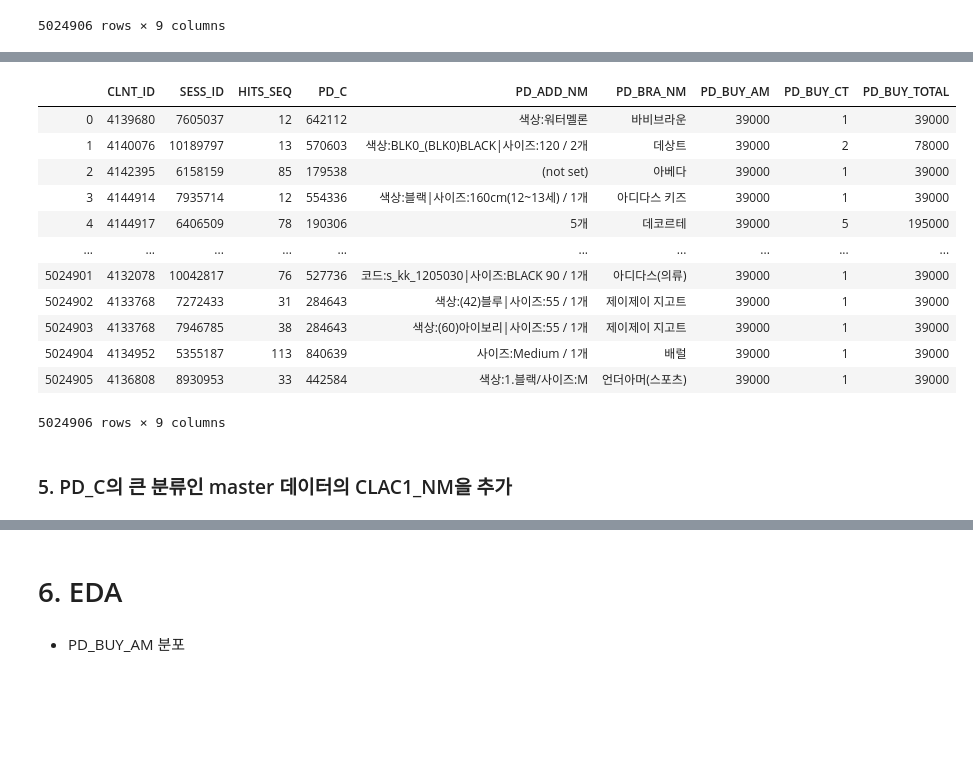
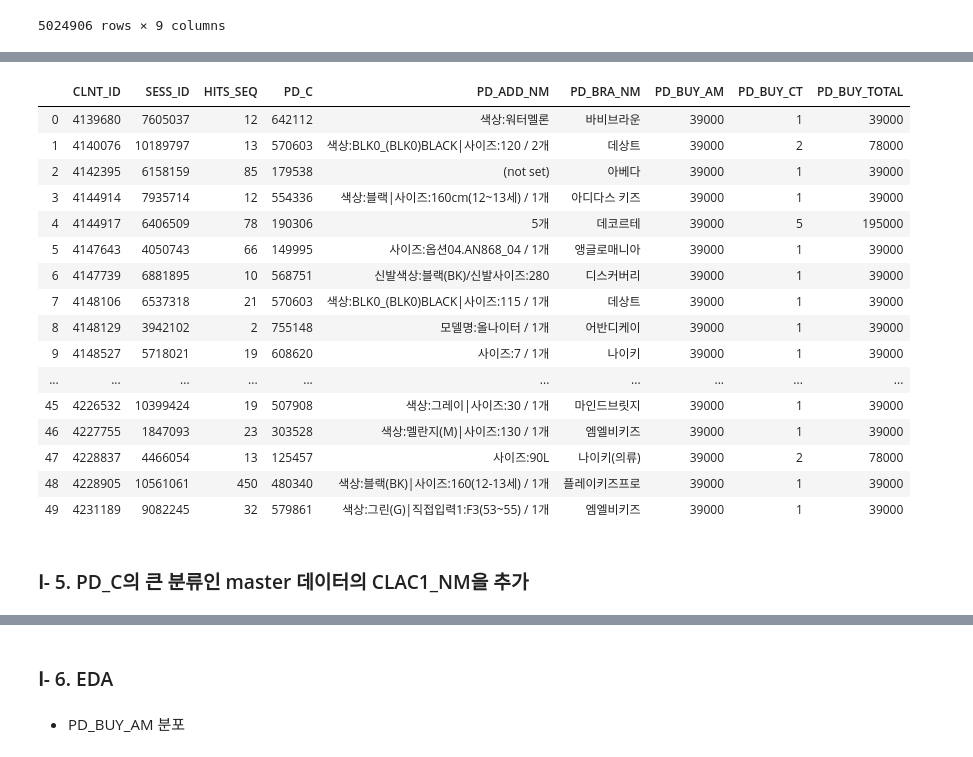
Before and after one commit to meucham11/Python3, a Jupyter notebook: Project/lpoint/lpoint.ipynb, the cells around one changed output, grey strips where cells are left out. Saved outputs shown, nothing was run; the diff lists cells and outputs as text; code cells hidden in the pictures; blank space fills up the shorter version.

```diff
--- a/Project/lpoint/lpoint.ipynb
+++ b/Project/lpoint/lpoint.ipynb
@@ -278,0 +308,20 @@ product
+# %%
+def wcolor(strdata):
+    if strdata.find('색상:')<0:
+        return np.nan
+    else:
+        start_idx=strdata.find("색상:")+3
+        start_idx=strdata.find("color:")+6
+        end_idx1=strdata.find('|')
+        end_idx2=strdata.find('/')
+        if end_idx1>-1:
+            color = strdata[start_idx:end_idx1]
+            return color
+        elif end_idx2>-1:
+            color = strdata[start_idx:end_idx2]
+            return color
+        else:
+            color = strdata[start_idx:]
+            return color
+# %%
+product['PD_COLOR']=product['PD_ADD_NM'].apply(wcolor)
@@ -279,21 +361,25 @@ product
 # %%
-product
+product.head(50)
 # %% [output]
 |  | CLNT_ID | SESS_ID | HITS_SEQ | PD_C | PD_ADD_NM | PD_BRA_NM | PD_BUY_AM | PD_BUY_CT | PD_BUY_TOTAL |
 | 0 | 4139680 | 7605037 | 12 | 642112 | 색상:워터멜론 | 바비브라운 | 39000 | 1 | 39000 |
 | 1 | 4140076 | 10189797 | 13 | 570603 | 색상:BLK0_(BLK0)BLACK|사이즈:120 / 2개 | 데상트 | 39000 | 2 | 78000 |
 | 2 | 4142395 | 6158159 | 85 | 179538 | (not set) | 아베다 | 39000 | 1 | 39000 |
 | 3 | 4144914 | 7935714 | 12 | 554336 | 색상:블랙|사이즈:160cm(12~13세) / 1개 | 아디다스 키즈 | 39000 | 1 | 39000 |
 | 4 | 4144917 | 6406509 | 78 | 190306 | 5개 | 데코르테 | 39000 | 5 | 195000 |
+| 5 | 4147643 | 4050743 | 66 | 149995 | 사이즈:옵션04.AN868_04 / 1개 | 앵글로매니아 | 39000 | 1 | 39000 |
+| 6 | 4147739 | 6881895 | 10 | 568751 | 신발색상:블랙(BK)/신발사이즈:280 | 디스커버리 | 39000 | 1 | 39000 |
+| 7 | 4148106 | 6537318 | 21 | 570603 | 색상:BLK0_(BLK0)BLACK|사이즈:115 / 1개 | 데상트 | 39000 | 1 | 39000 |
+| 8 | 4148129 | 3942102 | 2 | 755148 | 모델명:올나이터 / 1개 | 어반디케이 | 39000 | 1 | 39000 |
+| 9 | 4148527 | 5718021 | 19 | 608620 | 사이즈:7 / 1개 | 나이키 | 39000 | 1 | 39000 |
 | ... | ... | ... | ... | ... | ... | ... | ... | ... | ... |
-| 5024901 | 4132078 | 10042817 | 76 | 527736 | 코드:s_kk_1205030|사이즈:BLACK 90 / 1개 | 아디다스(의류) | 39000 | 1 | 39000 |
-| 5024902 | 4133768 | 7272433 | 31 | 284643 | 색상:(42)블루|사이즈:55 / 1개 | 제이제이 지고트 | 39000 | 1 | 39000 |
-| 5024903 | 4133768 | 7946785 | 38 | 284643 | 색상:(60)아이보리|사이즈:55 / 1개 | 제이제이 지고트 | 39000 | 1 | 39000 |
-| 5024904 | 4134952 | 5355187 | 113 | 840639 | 사이즈:Medium / 1개 | 배럴 | 39000 | 1 | 39000 |
-| 5024905 | 4136808 | 8930953 | 33 | 442584 | 색상:1.블랙/사이즈:M | 언더아머(스포츠) | 39000 | 1 | 39000 |
+| 45 | 4226532 | 10399424 | 19 | 507908 | 색상:그레이|사이즈:30 / 1개 | 마인드브릿지 | 39000 | 1 | 39000 |
+| 46 | 4227755 | 1847093 | 23 | 303528 | 색상:멜란지(M)|사이즈:130 / 1개 | 엠엘비키즈 | 39000 | 1 | 39000 |
+| 47 | 4228837 | 4466054 | 13 | 125457 | 사이즈:90L | 나이키(의류) | 39000 | 2 | 78000 |
+| 48 | 4228905 | 10561061 | 450 | 480340 | 색상:블랙(BK)|사이즈:160(12-13세) / 1개 | 플레이키즈프로 | 39000 | 1 | 39000 |
+| 49 | 4231189 | 9082245 | 32 | 579861 | 색상:그린(G)|직접입력1:F3(53~55) / 1개 | 엠엘비키즈 | 39000 | 1 | 39000 |
-5024906 rows × 9 columns
 # %% [markdown]
-### 5. PD_C의 큰 분류인 master 데이터의 CLAC1_NM을 추가
+### Ⅰ- 5. PD_C의 큰 분류인 master 데이터의 CLAC1_NM을 추가
 # %%
 product_master=pd.merge(product,master,on='PD_C',how='left')
 # %%
@@ -313,7 +399,7 @@ product_master
 | 5024905 | 4136808 | 8930953 | 33 | 442584 | 색상:1.블랙/사이즈:M | 언더아머(스포츠) | 39000 | 1 | 39000 | ... |
 5024906 rows × 13 columns
 # %% [markdown]
-# 6. EDA
+### Ⅰ- 6. EDA
 # %% [markdown]
 - PD_BUY_AM 분포
 # %%
```
Also changed, not shown: parts of 54 cells of this notebook.
